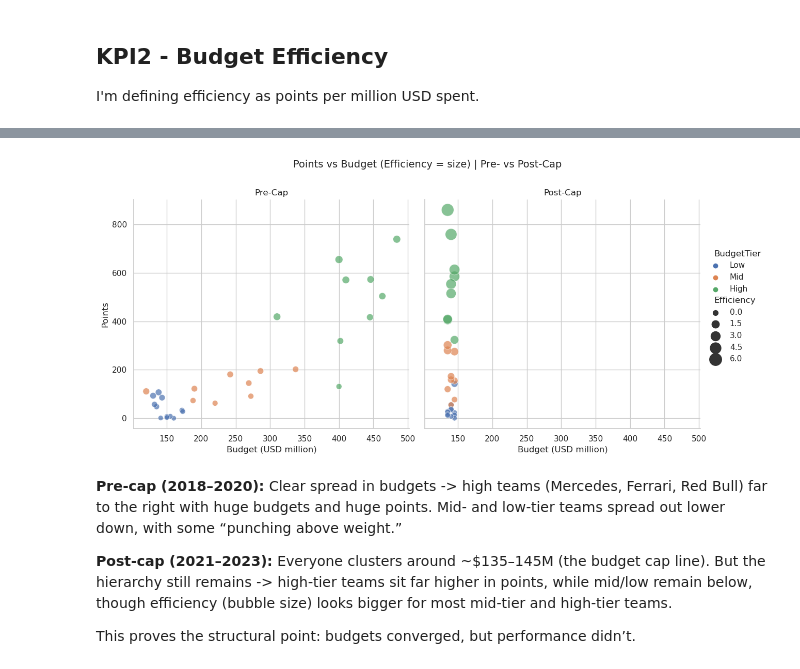
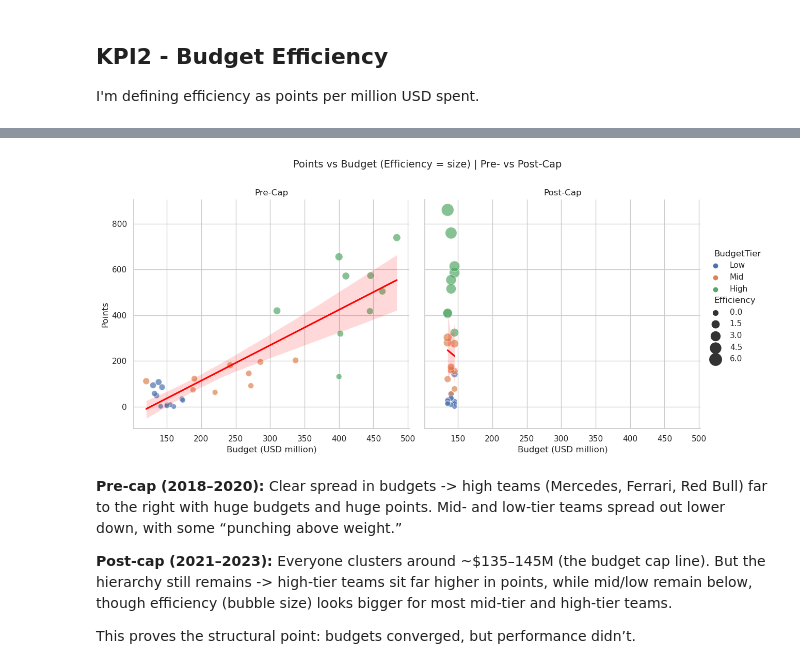
Before and after one commit to reemaaskar/kwk-infosys-challenge, a Jupyter notebook: KWK x Infosys Challenge.ipynb, the cells around one changed output, grey strips where cells are left out. Cells and saved outputs as stored; diff of their text form; code cells hidden in the pictures.

Commit message:
Committed new changes to the ipynb file
Added in OLS regression analysis and lines of best fit

```diff
--- a/KWK x Infosys Challenge.ipynb
+++ b/KWK x Infosys Challenge.ipynb
@@ -162,7 +162,6 @@ df_merged = pd.merge(
     right_on=["Season", "Constructor"],
     how="inner"
 )
-df_merged = df_merged.drop(columns=["constructor"])
 df_merged["BudgetEra"] = df_merged["Season"].apply(lambda x: "Pre-Cap" if x <= 2020 else "Post-Cap")
 
 df_merged["Budget (USD million)"] = df_merged["Budget (USD million)"].astype(float)
@@ -363,30 +378,44 @@ team_eff = df_merged.groupby(['Constructor','BudgetTier'])['Efficiency'].mean().
 # %%
-custom_palette = {
-    'High': 'mediumseagreen',
-    'Mid': 'steelblue',
-    'Low': 'burlywood'
-}
-
 g = sns.relplot(
     data=df_merged,
     x='Budget (USD million)',
     y='Points',
     hue='BudgetTier',
     size='Efficiency',
     sizes=(50, 300),
     alpha=0.7,
     col='BudgetEra',
     height=6,
     aspect=1
 )
 
+# Add a line of best fit to the 'Pre-Cap' subplot
+sns.regplot(
+    x='Budget (USD million)',
+    y='Points',
+    data=df_merged[df_merged['BudgetEra'] == 'Pre-Cap'],
+    ax=g.axes.flat[0],
+    scatter=False,
+    color='red'
+)
+
+# Add a line of best fit to the 'Post-Cap' subplot
+sns.regplot(
+    x='Budget (USD million)',
+    y='Points',
+    data=df_merged[df_merged['BudgetEra'] == 'Post-Cap'],
+    ax=g.axes.flat[1],
+    scatter=False,
+    color='red'
+)
+
 g.set_axis_labels("Budget (USD million)", "Points")
 g.set_titles("{col_name}")
 g.fig.subplots_adjust(top=0.85)
 g.fig.suptitle("Points vs Budget (Efficiency = size) | Pre- vs Post-Cap", fontsize=14)
 plt.show()
 # %% [output]
-[figure, old version]
+[figure, new version]
 # %% [markdown]
 **Pre-cap (2018–2020):** Clear spread in budgets -> high teams (Mercedes, Ferrari, Red Bull) far to the right with huge budgets and huge points. Mid- and low-tier teams spread out lower down, with some “punching above weight.”
 
```
Also changed, not shown: parts of 5 cells of this notebook.
